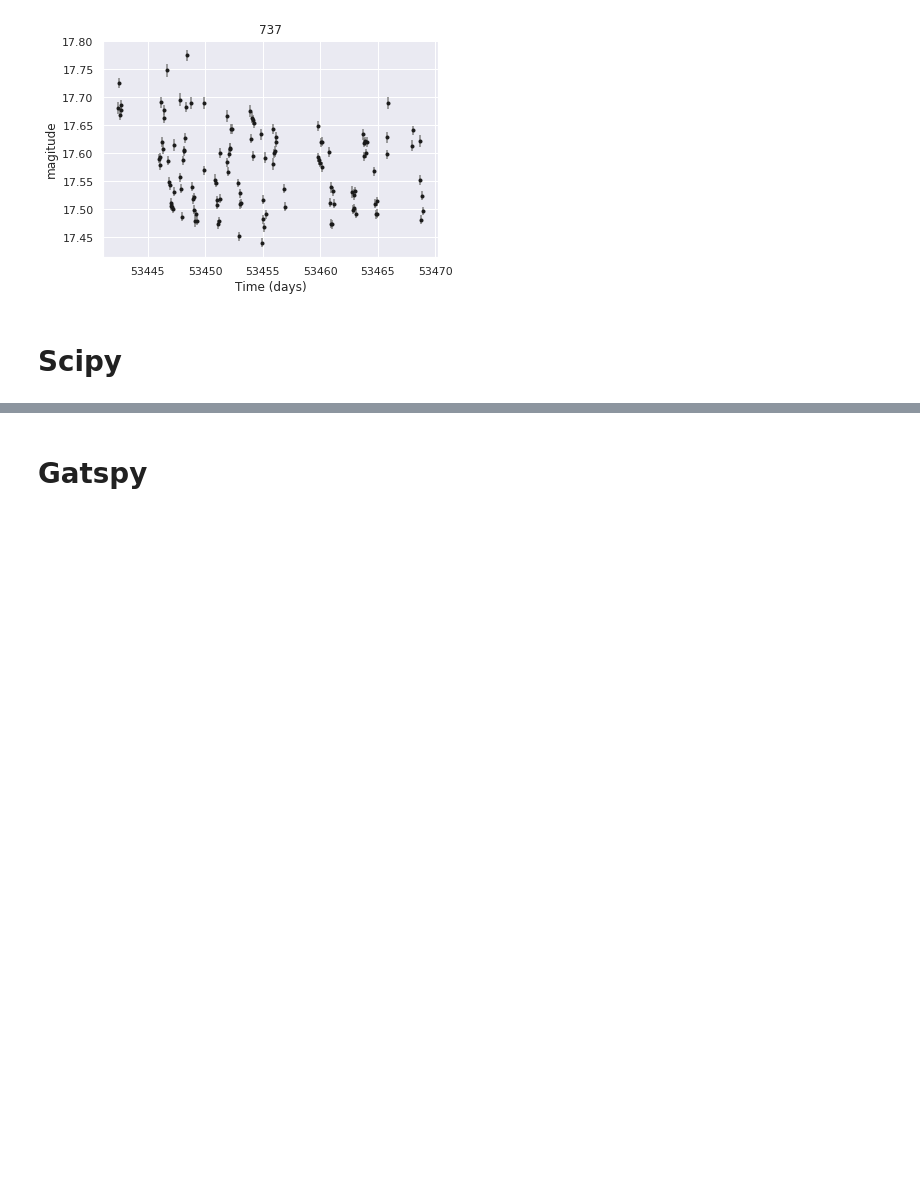
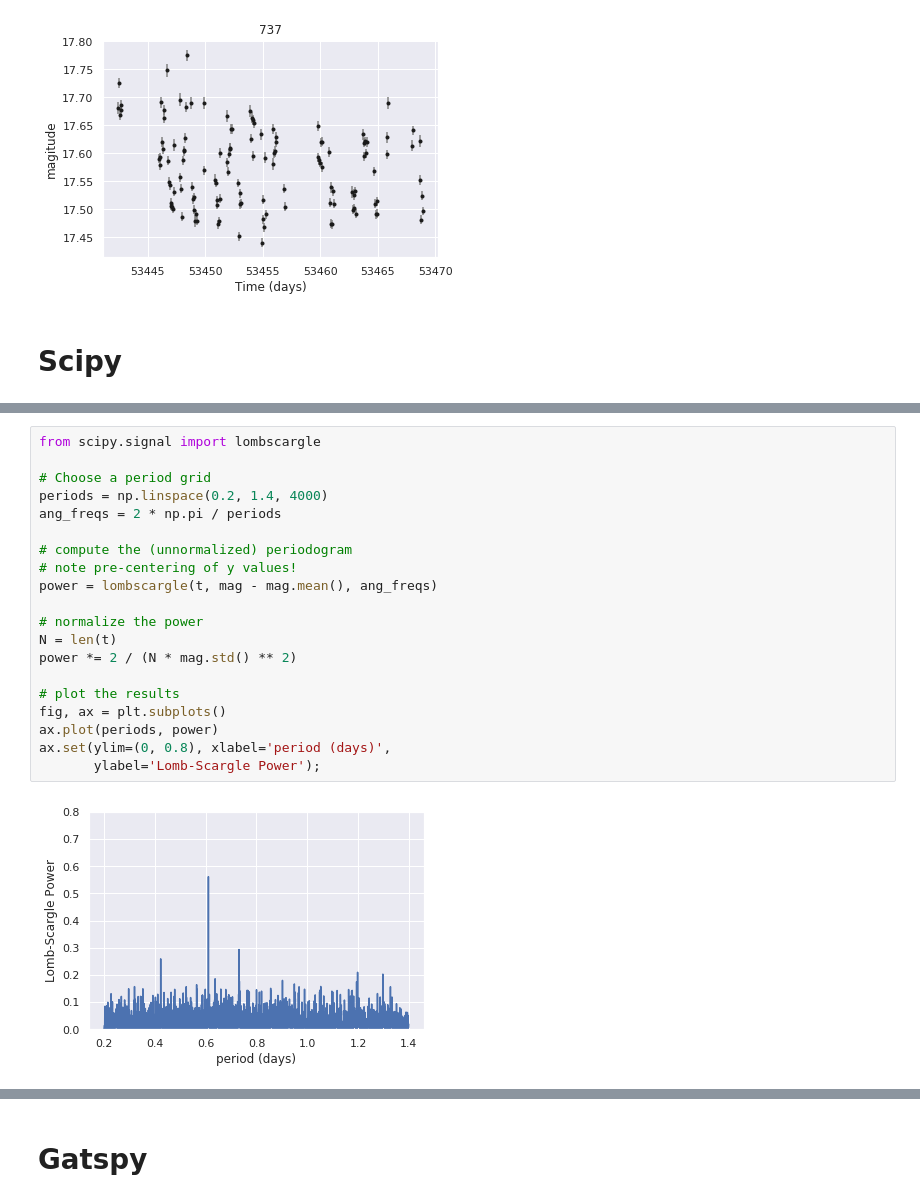
Before and after one commit to manuelmarcano22/NGC6397F336W, a Jupyter notebook: u9712005/LightCurve.ipynb, the cells around one changed output, grey strips where cells are left out. Drawn from its saved outputs; the diff is of its cells as text; blank space fills up the shorter version.

```diff
--- a/u9712005/LightCurve.ipynb
+++ b/u9712005/LightCurve.ipynb
@@ -218 +242,23 @@ phase = (t737.flatten() / period) % 1
+# %%
+from scipy.signal import lombscargle
+
+# Choose a period grid
+periods = np.linspace(0.2, 1.4, 4000)
+ang_freqs = 2 * np.pi / periods
+
+# compute the (unnormalized) periodogram
+# note pre-centering of y values!
+power = lombscargle(t, mag - mag.mean(), ang_freqs)
+
+# normalize the power
+N = len(t)
+power *= 2 / (N * mag.std() ** 2)
+
+# plot the results
+fig, ax = plt.subplots()
+ax.plot(periods, power)
+ax.set(ylim=(0, 0.8), xlabel='period (days)',
+       ylabel='Lomb-Scargle Power');
+# %% [output]
+[figure, added]
 # %%
```
Also changed, not shown: parts of 5 cells of this notebook.
